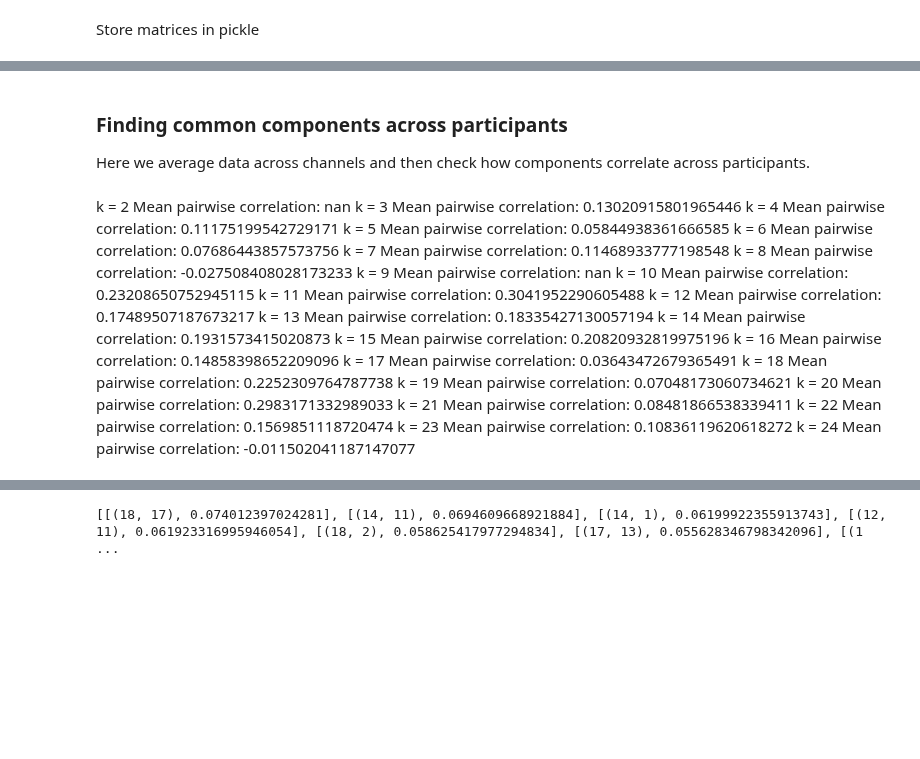
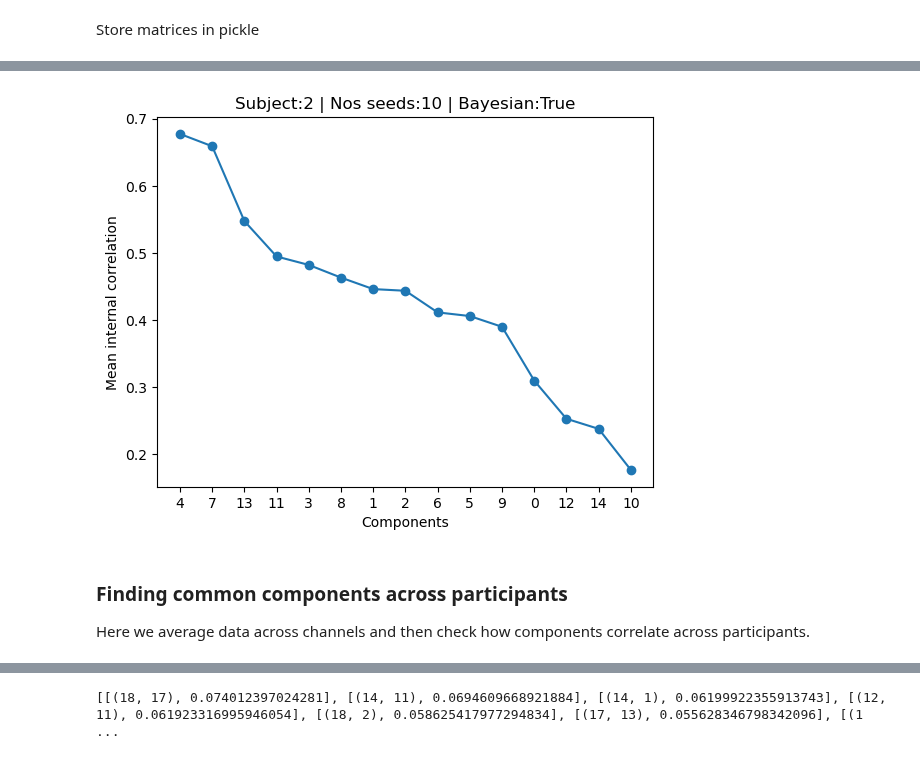
Before and after one commit to AtharvSuryawanshi/Neural-Representations-using-Things-Database, a Jupyter notebook: notebooks/NMF_meg8.ipynb, the cells around one changed output, grey strips where cells are left out. Drawn from its saved outputs; the diff is of its cells as text; code cells hidden in the pictures; blank space fills up the shorter version.

```diff
--- a/notebooks/NMF_meg8.ipynb
+++ b/notebooks/NMF_meg8.ipynb
@@ -605,0 +605,13 @@ Store matrices in pickle
+# %%
+# plot mean correlations sorted ascending
+mean_correlation = np.array(idk.mean_corr_dict[2])
+mean_correlation_sorted_indices = np.argsort(mean_correlation)[::-1]
+components = np.arange(nmf_components)
+plt.plot(mean_correlation[mean_correlation_sorted_indices], 'o-')
+plt.xticks(np.arange(nmf_components), mean_correlation_sorted_indices)
+plt.xlabel('Components')
+plt.ylabel('Mean internal correlation')
+plt.title(f'Subject:{2} | Nos seeds:{nos_seeds} | Bayesian:{BAYESIAN}')
+plt.show()
+# %% [output]
+[figure, added]
@@ -623,30 +637,6 @@ def make_corr_mat(a, b, n):
             # print(f"correlation of {a[:,i].shape} and {j}")
             corr_mat[i,j] = np.corrcoef(a[:,i], b[:,j])[0,1]
     return corr_mat
-# %% [markdown]
-k = 2 Mean pairwise correlation: nan
-k = 3 Mean pairwise correlation: 0.13020915801965446
-k = 4 Mean pairwise correlation: 0.11175199542729171
-k = 5 Mean pairwise correlation: 0.05844938361666585
-k = 6 Mean pairwise correlation: 0.07686443857573756
-k = 7 Mean pairwise correlation: 0.11468933777198548
-k = 8 Mean pairwise correlation: -0.027508408028173233
-k = 9 Mean pairwise correlation: nan
-k = 10 Mean pairwise correlation: 0.23208650752945115
-k = 11 Mean pairwise correlation: 0.3041952290605488
-k = 12 Mean pairwise correlation: 0.17489507187673217
-k = 13 Mean pairwise correlation: 0.18335427130057194
-k = 14 Mean pairwise correlation: 0.1931573415020873
-k = 15 Mean pairwise correlation: 0.20820932819975196
-k = 16 Mean pairwise correlation: 0.14858398652209096
-k = 17 Mean pairwise correlation: 0.03643472679365491
-k = 18 Mean pairwise correlation: 0.2252309764787738
-k = 19 Mean pairwise correlation: 0.07048173060734621
-k = 20 Mean pairwise correlation: 0.2983171332989033
-k = 21 Mean pairwise correlation: 0.08481866538339411
-k = 22 Mean pairwise correlation: 0.1569851118720474
-k = 23 Mean pairwise correlation: 0.10836119620618272
-k = 24 Mean pairwise correlation: -0.011502041187147077
 # %%
 plt.figure(figsize=(10, 10))
 plt.imshow(make_corr_mat(idk.W_dict[1], idk.W_dict[2], 25).T)
```
Also changed, not shown: parts of 12 cells of this notebook, 3 other files.
